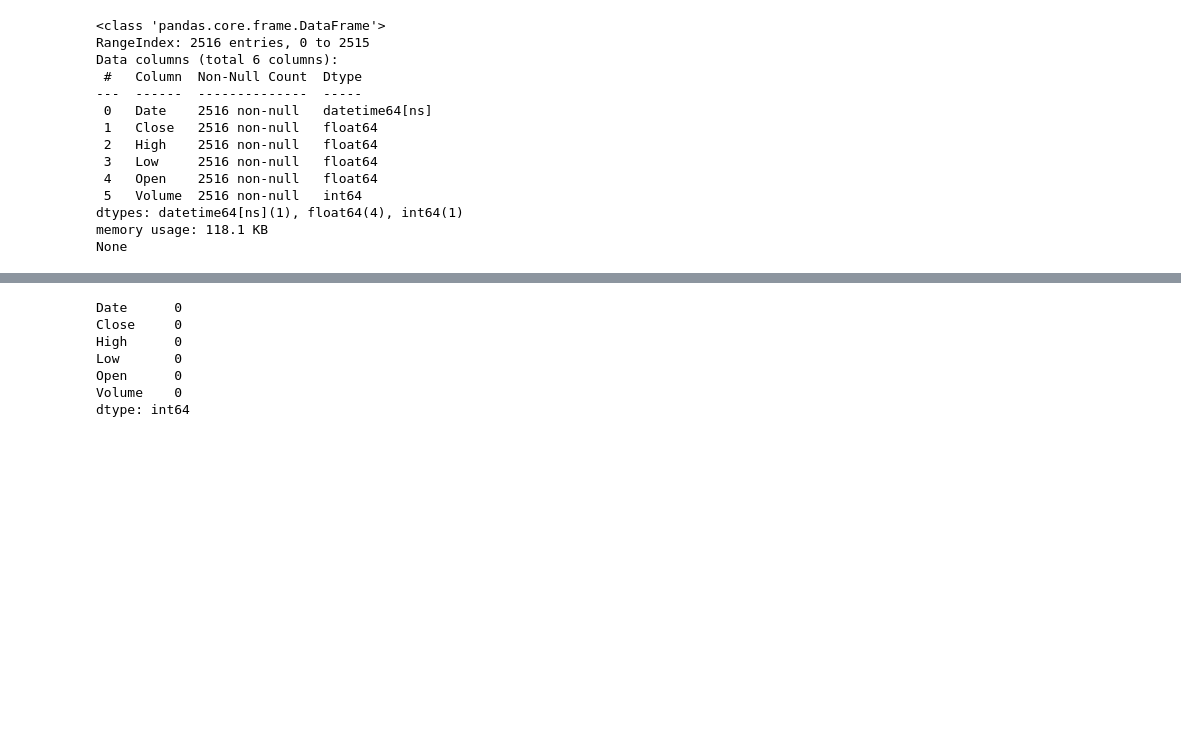
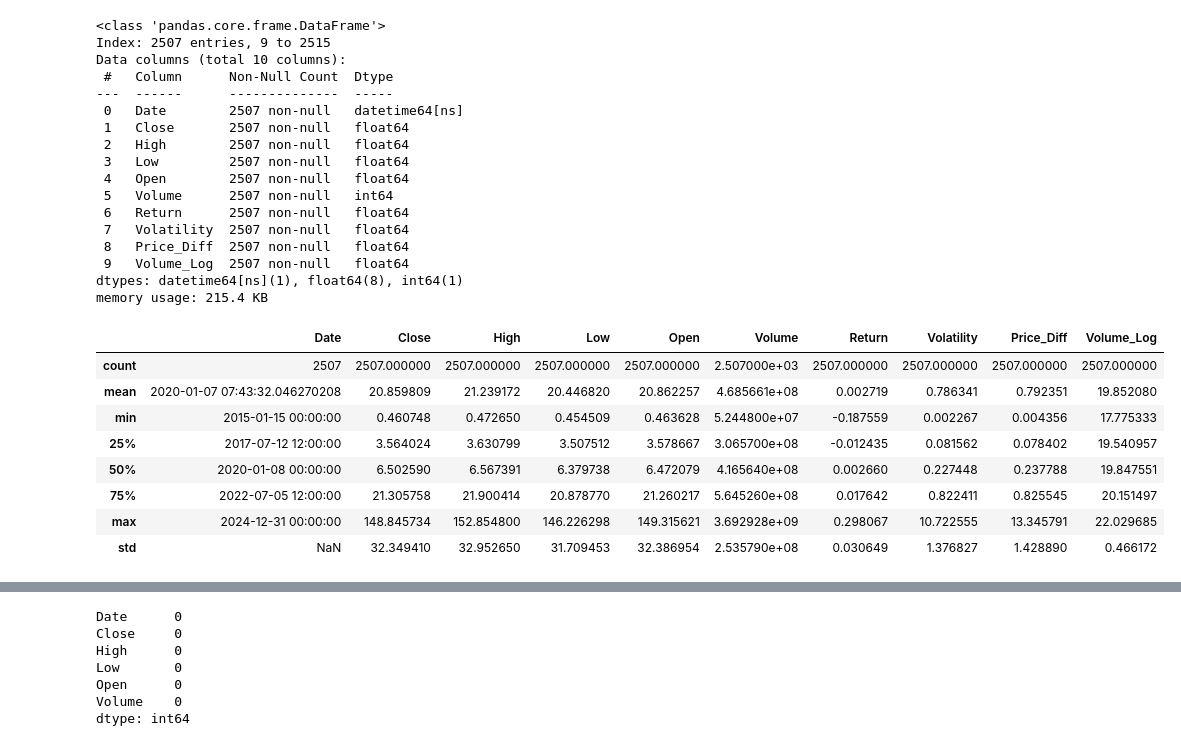
Before and after one commit to Prapakorn23/drift-cv-forecasting, a Jupyter notebook: Nvdia_Plot.ipynb, the cells around one changed output, grey strips where cells are left out. Cells and saved outputs as stored; diff of their text form; code cells hidden in the pictures; blank space fills up the shorter version.

```diff
--- a/Nvdia_Plot.ipynb
+++ b/Nvdia_Plot.ipynb
@@ -27,20 +45,33 @@ print(df)
 # %%
-print(df.info())
+df.info()
+df.describe()
 # %% [output]
 <class 'pandas.core.frame.DataFrame'>
-RangeIndex: 2516 entries, 0 to 2515
-Data columns (total 6 columns):
- #   Column  Non-Null Count  Dtype
----  ------  --------------  -----
- 0   Date    2516 non-null   datetime64[ns]
- 1   Close   2516 non-null   float64
- 2   High    2516 non-null   float64
- 3   Low     2516 non-null   float64
- 4   Open    2516 non-null   float64
- 5   Volume  2516 non-null   int64
-dtypes: datetime64[ns](1), float64(4), int64(1)
-memory usage: 118.1 KB
-None
+Index: 2507 entries, 9 to 2515
+Data columns (total 10 columns):
+ #   Column      Non-Null Count  Dtype
+---  ------      --------------  -----
+ 0   Date        2507 non-null   datetime64[ns]
+ 1   Close       2507 non-null   float64
+ 2   High        2507 non-null   float64
+ 3   Low         2507 non-null   float64
+ 4   Open        2507 non-null   float64
+ 5   Volume      2507 non-null   int64
+ 6   Return      2507 non-null   float64
+ 7   Volatility  2507 non-null   float64
+ 8   Price_Diff  2507 non-null   float64
+ 9   Volume_Log  2507 non-null   float64
+dtypes: datetime64[ns](1), float64(8), int64(1)
+memory usage: 215.4 KB
+|  | Date | Close | High | Low | Open | Volume | Return | Volatility | Price_Diff | Volume_Log |
+| count | 2507 | 2507.000000 | 2507.000000 | 2507.000000 | 2507.000000 | 2.507000e+03 | 2507.000000 | 2507.000000 | 2507.000000 | 2507.000000 |
+| mean | 2020-01-07 07:43:32.046270208 | 20.859809 | 21.239172 | 20.446820 | 20.862257 | 4.685661e+08 | 0.002719 | 0.786341 | 0.792351 | 19.852080 |
+| min | 2015-01-15 00:00:00 | 0.460748 | 0.472650 | 0.454509 | 0.463628 | 5.244800e+07 | -0.187559 | 0.002267 | 0.004356 | 17.775333 |
+| 25% | 2017-07-12 12:00:00 | 3.564024 | 3.630799 | 3.507512 | 3.578667 | 3.065700e+08 | -0.012435 | 0.081562 | 0.078402 | 19.540957 |
+| 50% | 2020-01-08 00:00:00 | 6.502590 | 6.567391 | 6.379738 | 6.472079 | 4.165640e+08 | 0.002660 | 0.227448 | 0.237788 | 19.847551 |
+| 75% | 2022-07-05 12:00:00 | 21.305758 | 21.900414 | 20.878770 | 21.260217 | 5.645260e+08 | 0.017642 | 0.822411 | 0.825545 | 20.151497 |
+| max | 2024-12-31 00:00:00 | 148.845734 | 152.854800 | 146.226298 | 149.315621 | 3.692928e+09 | 0.298067 | 10.722555 | 13.345791 | 22.029685 |
+| std | NaN | 32.349410 | 32.952650 | 31.709453 | 32.386954 | 2.535790e+08 | 0.030649 | 1.376827 | 1.428890 | 0.466172 |
 # %%
 print(df['Date'].min())  # วันที่เก่าที่สุด
 print(df['Date'].max())  # วันที่ใหม่ที่สุด
```
Also changed, not shown: parts of 8 cells of this notebook, 4 other files.
